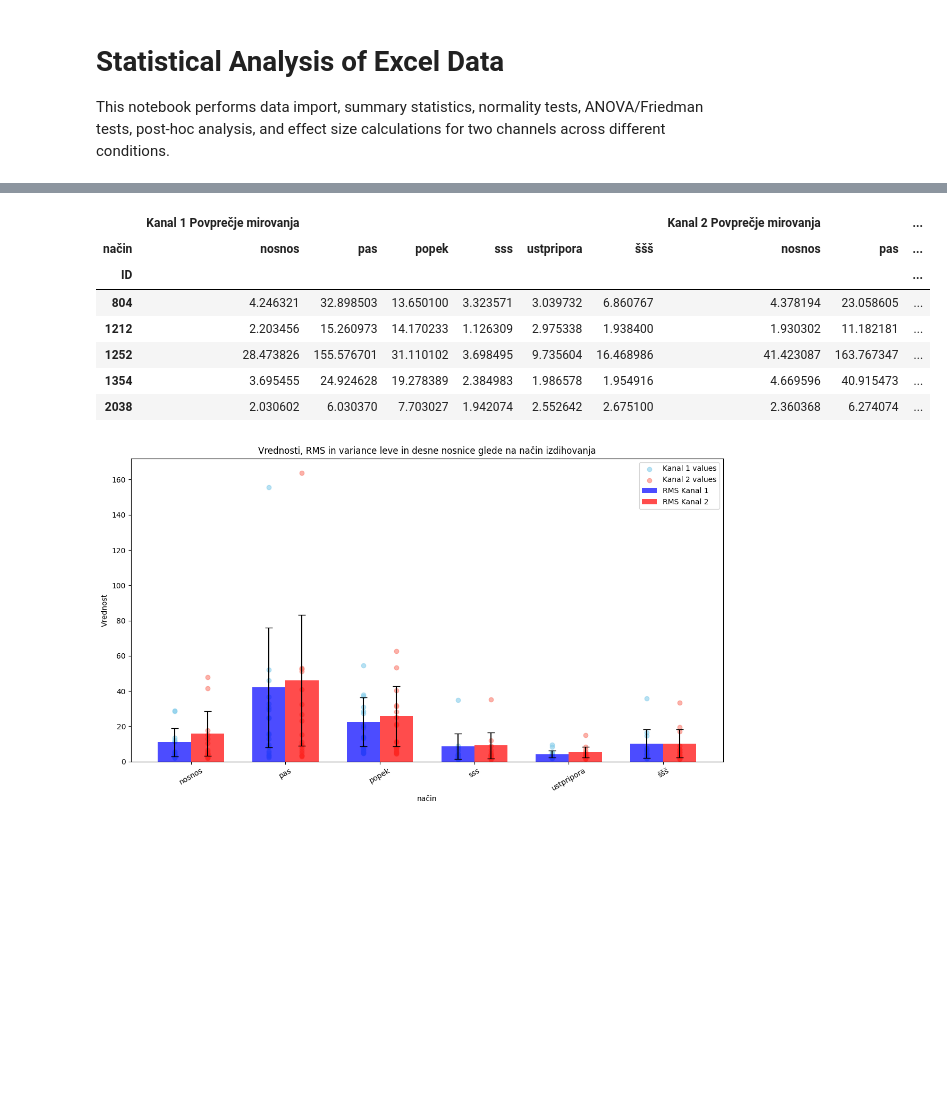
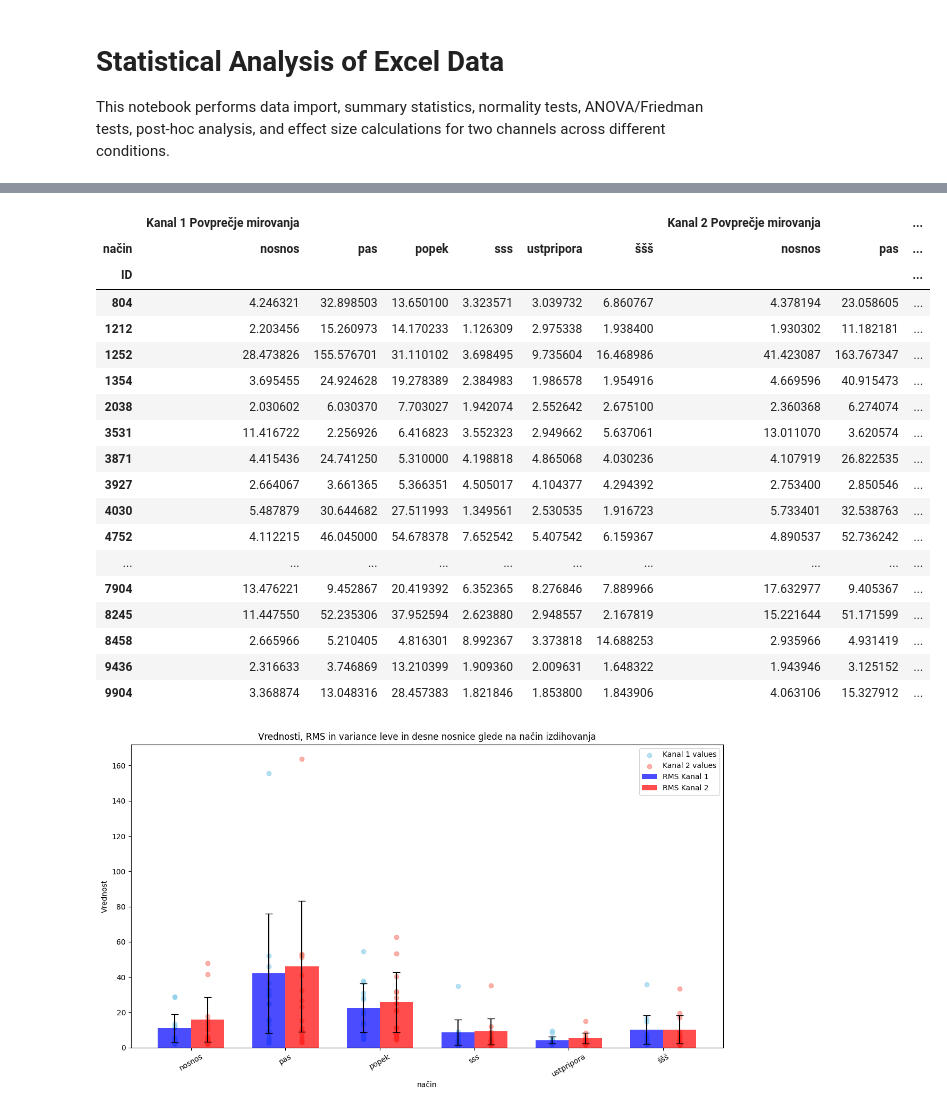
Before and after one commit to urbanog/katarina-breznik, a Jupyter notebook: main.ipynb, the cells around one changed output, grey strips where cells are left out. Drawn from its saved outputs; the diff is of its cells as text; code cells hidden in the pictures; blank space fills up the shorter version.

Commit message:
head()

```diff
--- a/main.ipynb
+++ b/main.ipynb
@@ -26,23 +33,34 @@ display(df_all.head())
 # %%
 pivot_df = df_all.pivot_table(
     index=['ID'],
     columns='način',
     values=[
         'Kanal 1 Povprečje mirovanja',
         'Kanal 2 Povprečje mirovanja'
     ],
     aggfunc='first'
 )
-display(pivot_df.head())
+display(pivot_df)
 # %% [output]
 |  | Kanal 1 Povprečje mirovanja |  |  |  |  |  | Kanal 2 Povprečje mirovanja |  | ... |
 | način | nosnos | pas | popek | sss | ustpripora | ššš | nosnos | pas | ... |
 | ID |  |  |  |  |  |  |  |  | ... |
 | 804 | 4.246321 | 32.898503 | 13.650100 | 3.323571 | 3.039732 | 6.860767 | 4.378194 | 23.058605 | ... |
 | 1212 | 2.203456 | 15.260973 | 14.170233 | 1.126309 | 2.975338 | 1.938400 | 1.930302 | 11.182181 | ... |
 | 1252 | 28.473826 | 155.576701 | 31.110102 | 3.698495 | 9.735604 | 16.468986 | 41.423087 | 163.767347 | ... |
 | 1354 | 3.695455 | 24.924628 | 19.278389 | 2.384983 | 1.986578 | 1.954916 | 4.669596 | 40.915473 | ... |
 | 2038 | 2.030602 | 6.030370 | 7.703027 | 1.942074 | 2.552642 | 2.675100 | 2.360368 | 6.274074 | ... |
+| 3531 | 11.416722 | 2.256926 | 6.416823 | 3.552323 | 2.949662 | 5.637061 | 13.011070 | 3.620574 | ... |
+| 3871 | 4.415436 | 24.741250 | 5.310000 | 4.198818 | 4.865068 | 4.030236 | 4.107919 | 26.822535 | ... |
+| 3927 | 2.664067 | 3.661365 | 5.366351 | 4.505017 | 4.104377 | 4.294392 | 2.753400 | 2.850546 | ... |
+| 4030 | 5.487879 | 30.644682 | 27.511993 | 1.349561 | 2.530535 | 1.916723 | 5.733401 | 32.538763 | ... |
+| 4752 | 4.112215 | 46.045000 | 54.678378 | 7.652542 | 5.407542 | 6.159367 | 4.890537 | 52.736242 | ... |
+| ... | ... | ... | ... | ... | ... | ... | ... | ... | ... |
+| 7904 | 13.476221 | 9.452867 | 20.419392 | 6.352365 | 8.276846 | 7.889966 | 17.632977 | 9.405367 | ... |
+| 8245 | 11.447550 | 52.235306 | 37.952594 | 2.623880 | 2.948557 | 2.167819 | 15.221644 | 51.171599 | ... |
+| 8458 | 2.665966 | 5.210405 | 4.816301 | 8.992367 | 3.373818 | 14.688253 | 2.935966 | 4.931419 | ... |
+| 9436 | 2.316633 | 3.746869 | 13.210399 | 1.909360 | 2.009631 | 1.648322 | 1.943946 | 3.125152 | ... |
+| 9904 | 3.368874 | 13.048316 | 28.457383 | 1.821846 | 1.853800 | 1.843906 | 4.063106 | 15.327912 | ... |
 # %%
 def calculate_rms(group):
     """Calculate RMS for each column in the group."""
```
Also changed, not shown: parts of 2 cells of this notebook, 4 other files.
